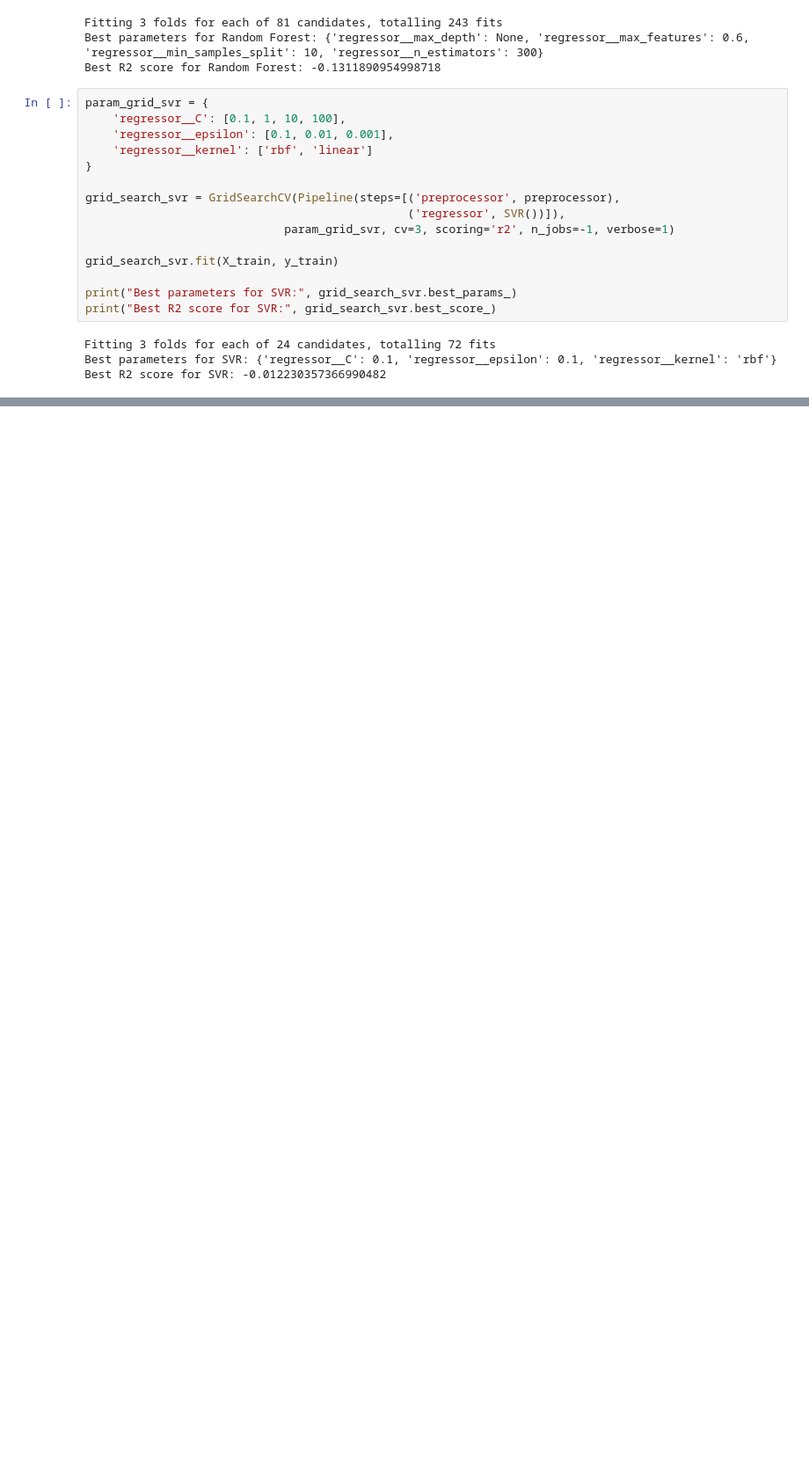
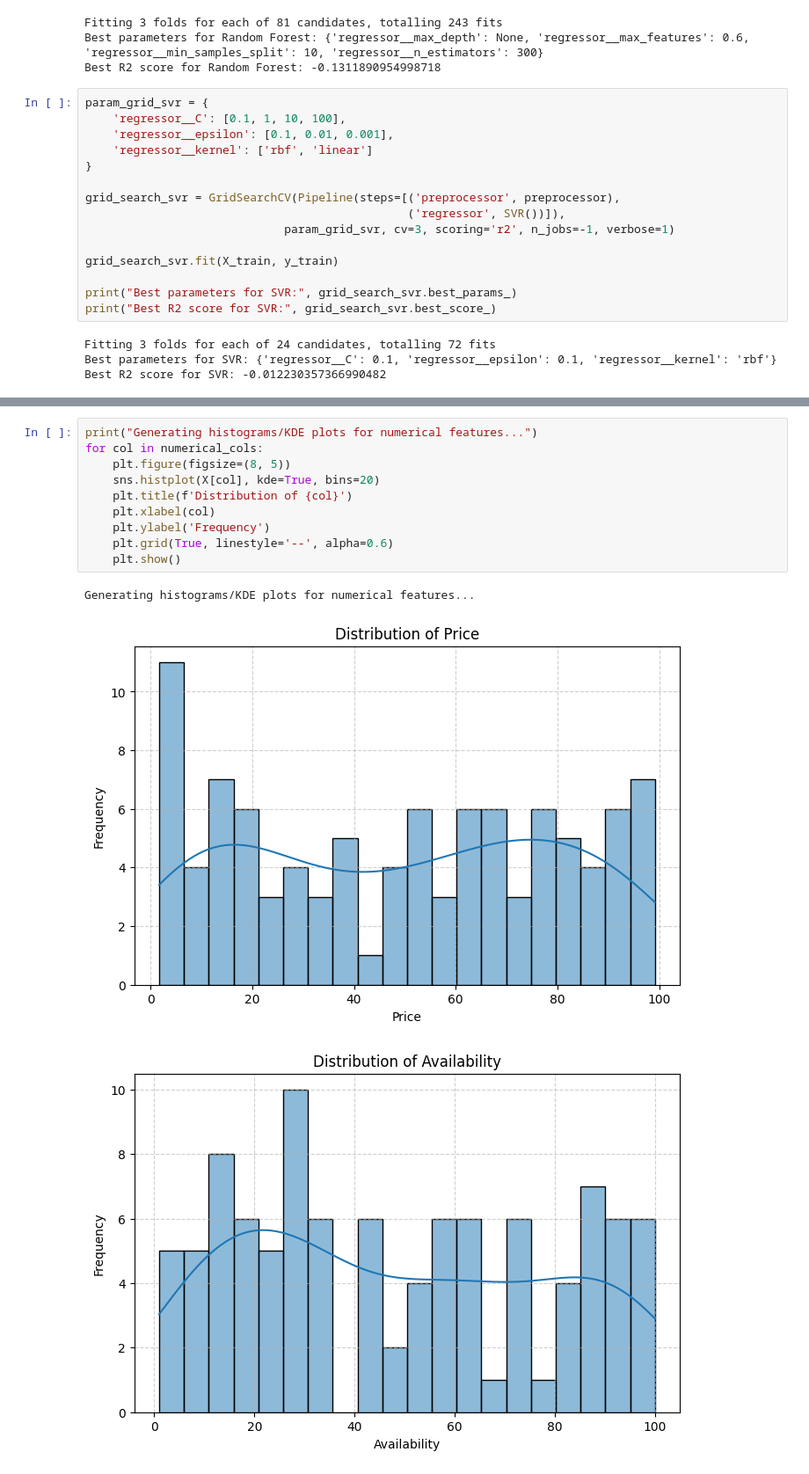
Before and after one commit to MuhammadTalha121/supply_chain_analytics, a Jupyter notebook: supply_chain_analytics/notebooks/supply_chain_analytics.ipynb, the cells around one changed output, grey strips where cells are left out. Shown at 88% size. Cells and saved outputs as stored; diff of their text form; blank space fills up the shorter version.

```diff
--- a/supply_chain_analytics/notebooks/supply_chain_analytics.ipynb
+++ b/supply_chain_analytics/notebooks/supply_chain_analytics.ipynb
@@ -640,0 +602,14 @@ Best R2 score for SVR: -0.012230357366990482
+# %%
+print("Generating histograms/KDE plots for numerical features...")
+for col in numerical_cols:
+    plt.figure(figsize=(8, 5))
+    sns.histplot(X[col], kde=True, bins=20)
+    plt.title(f'Distribution of {col}')
+    plt.xlabel(col)
+    plt.ylabel('Frequency')
+    plt.grid(True, linestyle='--', alpha=0.6)
+    plt.show()
+# %% [output]
+Generating histograms/KDE plots for numerical features...
+[figure, added]
+[figure, added]
```
Also changed, not shown: parts of 21 cells of this notebook.
